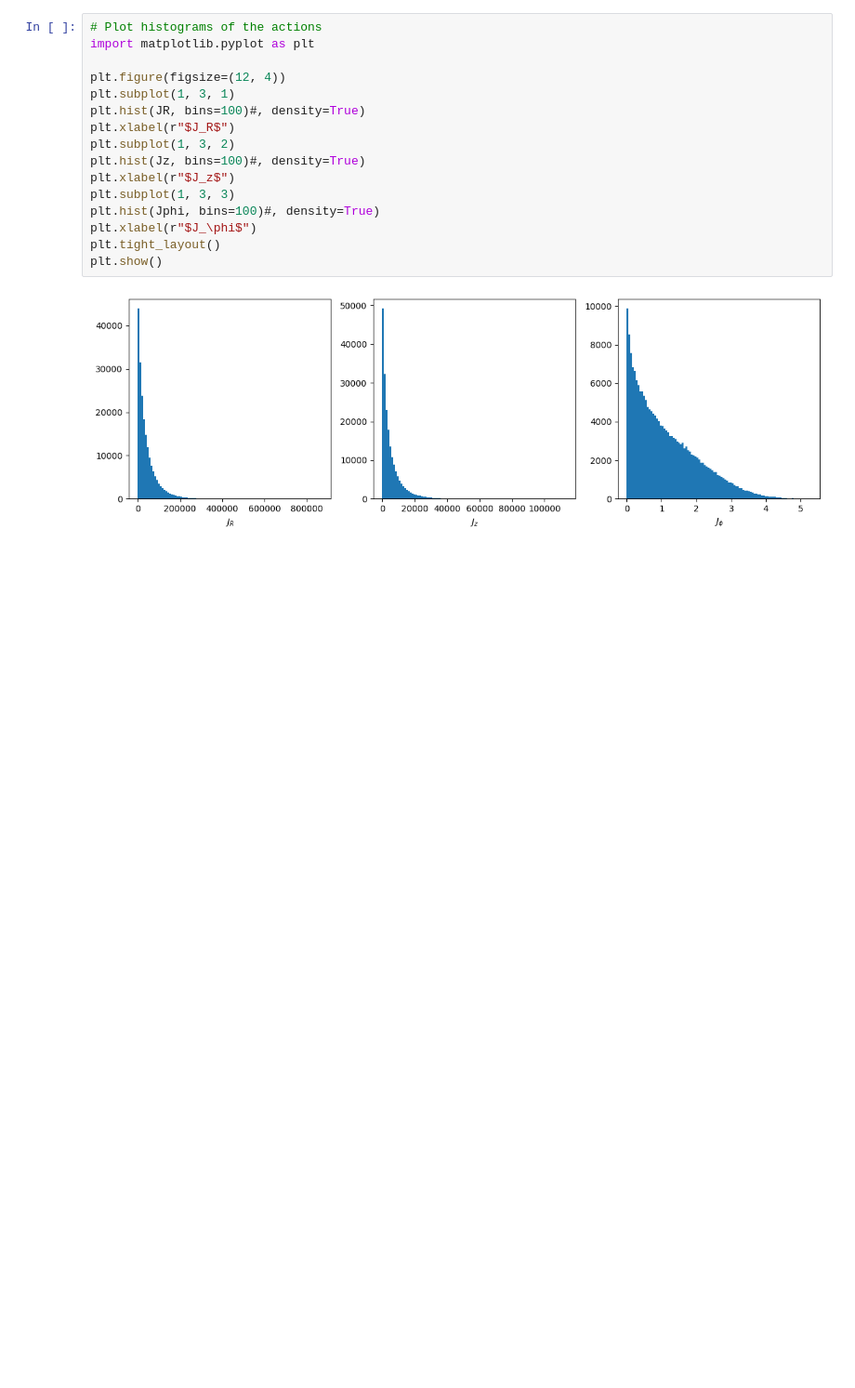
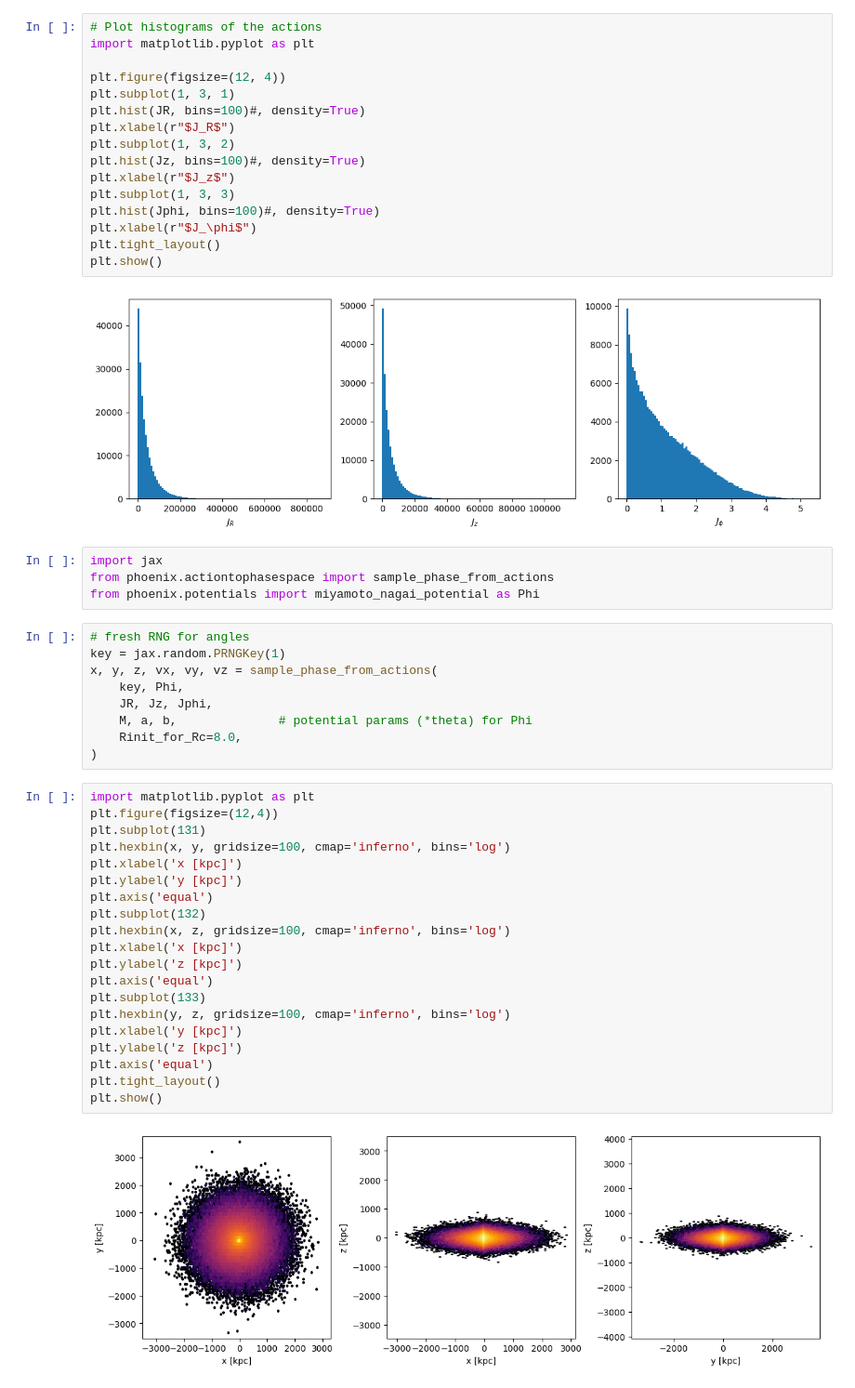
Before and after one commit to anschaible/phoenix, a Jupyter notebook: notebooks/action_sampling.ipynb, the cells around one changed output. Shown at 93% size. Saved outputs shown, nothing was run; the diff lists cells and outputs as text; blank space fills up the shorter version.

Commit message:
sample for DF Galaxy example notebook

```diff
--- a/notebooks/action_sampling.ipynb
+++ b/notebooks/action_sampling.ipynb
@@ -55,3 +55,38 @@ plt.tight_layout()
 plt.show()
 # %% [output]
 [figure]
+# %%
+import jax
+from phoenix.actiontophasespace import sample_phase_from_actions
+from phoenix.potentials import miyamoto_nagai_potential as Phi
+# %%
+# fresh RNG for angles
+key = jax.random.PRNGKey(1)
+x, y, z, vx, vy, vz = sample_phase_from_actions(
+    key, Phi,
+    JR, Jz, Jphi,
+    M, a, b,              # potential params (*theta) for Phi
+    Rinit_for_Rc=8.0,
+)
+# %%
+import matplotlib.pyplot as plt
+plt.figure(figsize=(12,4))
+plt.subplot(131)
+plt.hexbin(x, y, gridsize=100, cmap='inferno', bins='log')
+plt.xlabel('x [kpc]')
+plt.ylabel('y [kpc]')
+plt.axis('equal')
+plt.subplot(132)
+plt.hexbin(x, z, gridsize=100, cmap='inferno', bins='log')
+plt.xlabel('x [kpc]')
+plt.ylabel('z [kpc]')
+plt.axis('equal')
+plt.subplot(133)
+plt.hexbin(y, z, gridsize=100, cmap='inferno', bins='log')
+plt.xlabel('y [kpc]')
+plt.ylabel('z [kpc]')
+plt.axis('equal')
+plt.tight_layout()
+plt.show()
+# %% [output]
+[figure, added]
```
Also changed, not shown: parts of 2 cells of this notebook, 1 other file.
